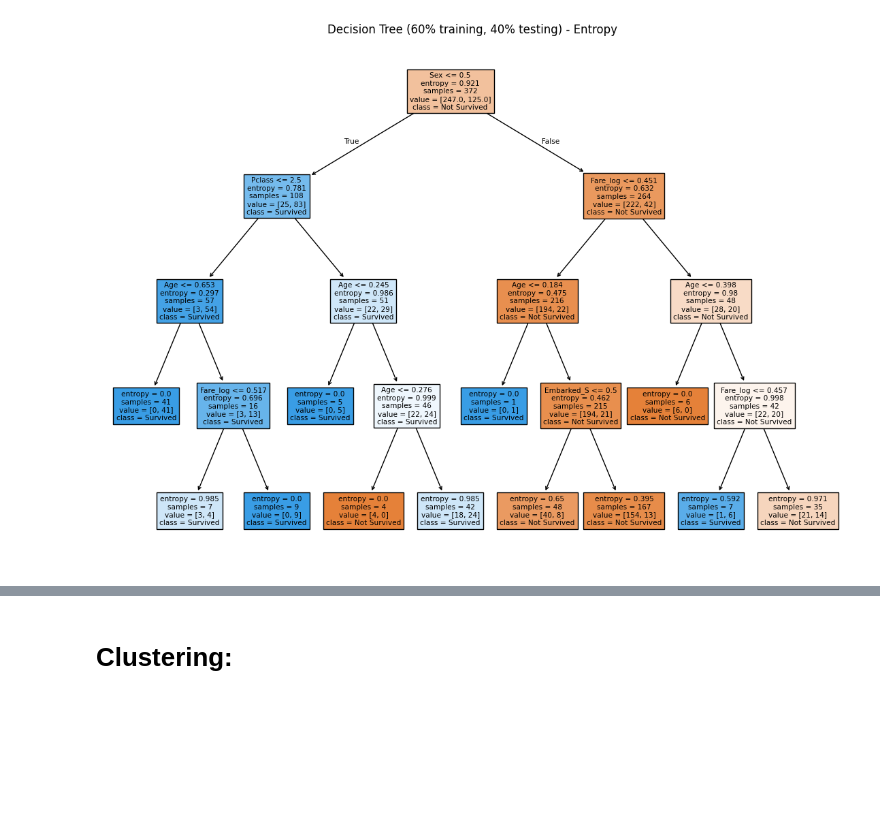
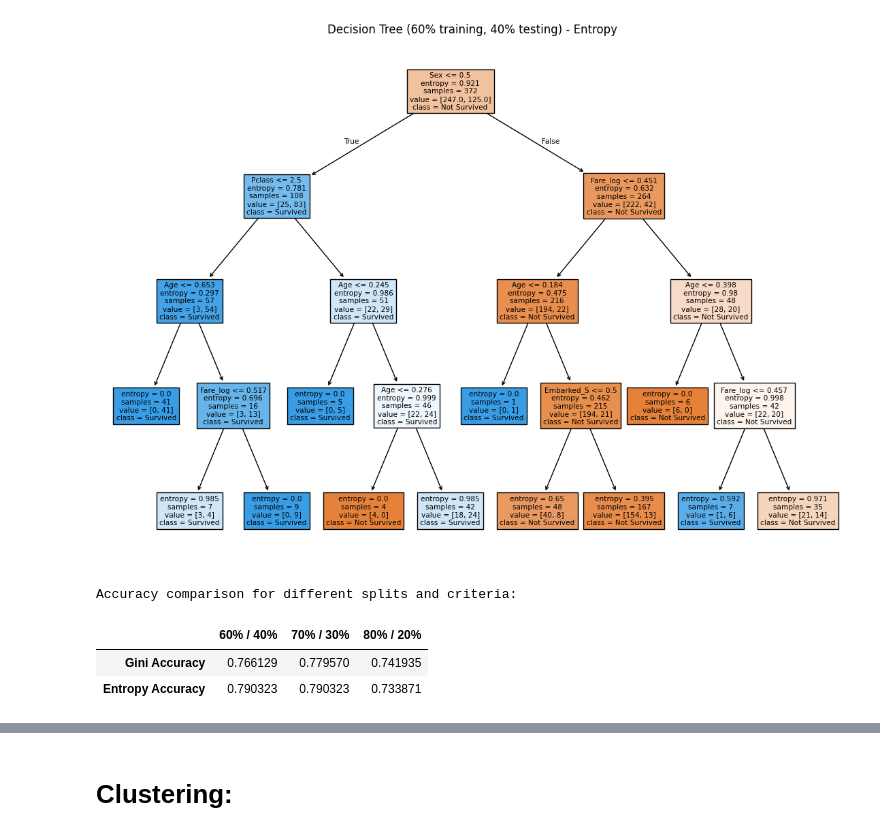
Before and after one commit to Leenasmk3/IT326-DataMining-Project, a Jupyter notebook: phase3.ipynb, the cells around one changed output, grey strips where cells are left out. Drawn from its saved outputs; the diff is of its cells as text; code cells hidden in the pictures; blank space fills up the shorter version.

```diff
--- a/phase3.ipynb
+++ b/phase3.ipynb
@@ -473,3 +501,27 @@ plt.title("Decision Tree (60% training, 40% testing) - Entropy")
 plt.show()
 # %% [output]
 [figure]
+# %%
+
+acc_table = pd.DataFrame({
+    '60% / 40%': {
+        'Gini Accuracy':    accuracy_60,
+        'Entropy Accuracy': accuracy_60_entropy
+    },
+    '70% / 30%': {
+        'Gini Accuracy':    accuracy_70,
+        'Entropy Accuracy': accuracy_70_entropy
+    },
+    '80% / 20%': {
+        'Gini Accuracy':    accuracy_80,
+        'Entropy Accuracy': accuracy_80_entropy
+    }
+})
+
+print("Accuracy comparison for different splits and criteria:")
+display(acc_table)
+# %% [output]
+Accuracy comparison for different splits and criteria:
+|  | 60% / 40% | 70% / 30% | 80% / 20% |
+| Gini Accuracy | 0.766129 | 0.779570 | 0.741935 |
+| Entropy Accuracy | 0.790323 | 0.790323 | 0.733871 |
```
Also changed, not shown: parts of 13 cells of this notebook.
